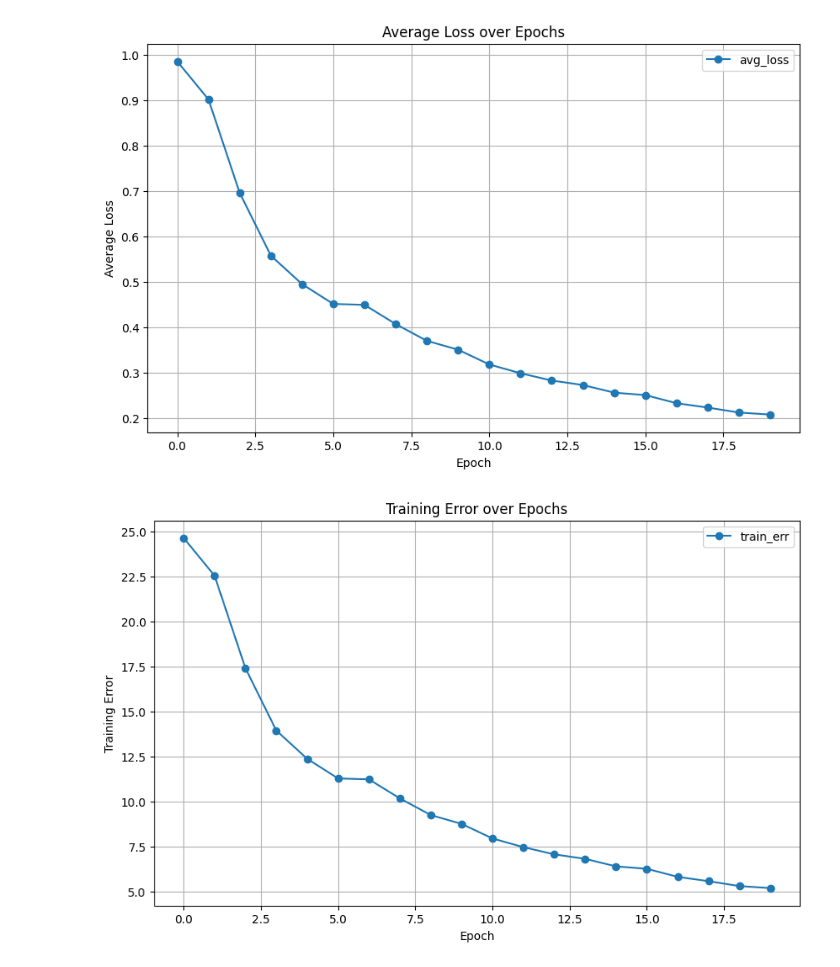
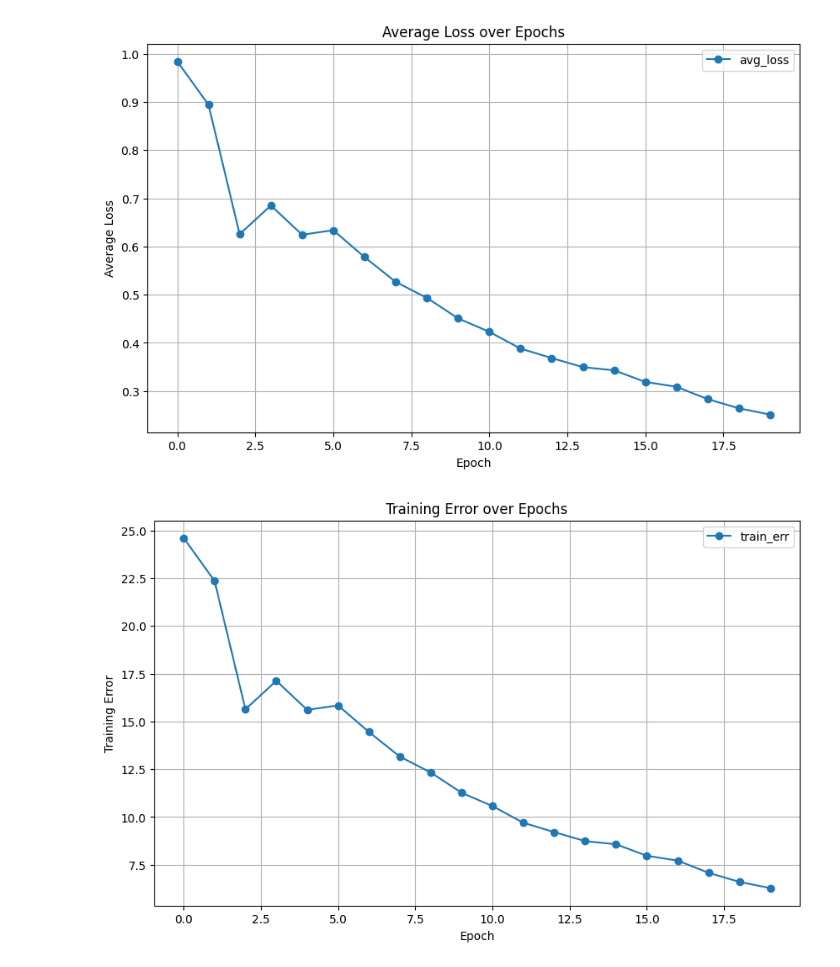
Before and after one commit to shimi3435/neuralop_test_semi, a Jupyter notebook: FNO/loss_visualization_2Ddarcy_flow_by_FNO.ipynb, the cells around one changed output. Saved outputs shown, nothing was run; the diff lists cells and outputs as text; code cells hidden in the pictures.

```diff
--- a/FNO/loss_visualization_2Ddarcy_flow_by_FNO.ipynb
+++ b/FNO/loss_visualization_2Ddarcy_flow_by_FNO.ipynb
@@ -2,7 +2,7 @@
 import re
 import matplotlib.pyplot as plt
 
-directory_name = "Y-01-22_04:19:59"
+directory_name = "2025-01-29_12:53:36"
 
 # stdout.txtからデータを読み込む
 with open("../results/FNO/" + directory_name + "/stdout.txt", "r") as file:
@@ -37,32 +37,32 @@ epochs = list(range(len(avg_loss)))
 
 plt.figure(figsize=(10, 6))
 plt.plot(epochs, avg_loss, marker='o', label='avg_loss')
 plt.title('Average Loss over Epochs')
 plt.xlabel('Epoch')
 plt.ylabel('Average Loss')
 plt.grid(True)
 plt.legend()
 plt.show()
 
 plt.figure(figsize=(10, 6))
 plt.plot(epochs, train_err, marker='o', label='train_err')
 plt.title('Training Error over Epochs')
 plt.xlabel('Epoch')
 plt.ylabel('Training Error')
 plt.grid(True)
 plt.legend()
 plt.show()
 
 # Evalの各指標に対するグラフ
 for key, values in eval_dict.items():
     plt.figure(figsize=(10, 6))
     plt.plot(epochs, values, marker='o', label=key)
     plt.title(f'{key} over Epochs')
     plt.xlabel('Epoch')
     plt.ylabel(f'{key} Value')
     plt.grid(True)
     plt.legend()
     plt.show()
 # %% [output]
-[figure, old version]
+[figure, new version]
-[figure, old version]
+[figure, new version]
```
Also changed, not shown: parts of 1 cell of this notebook, 1 other file.
